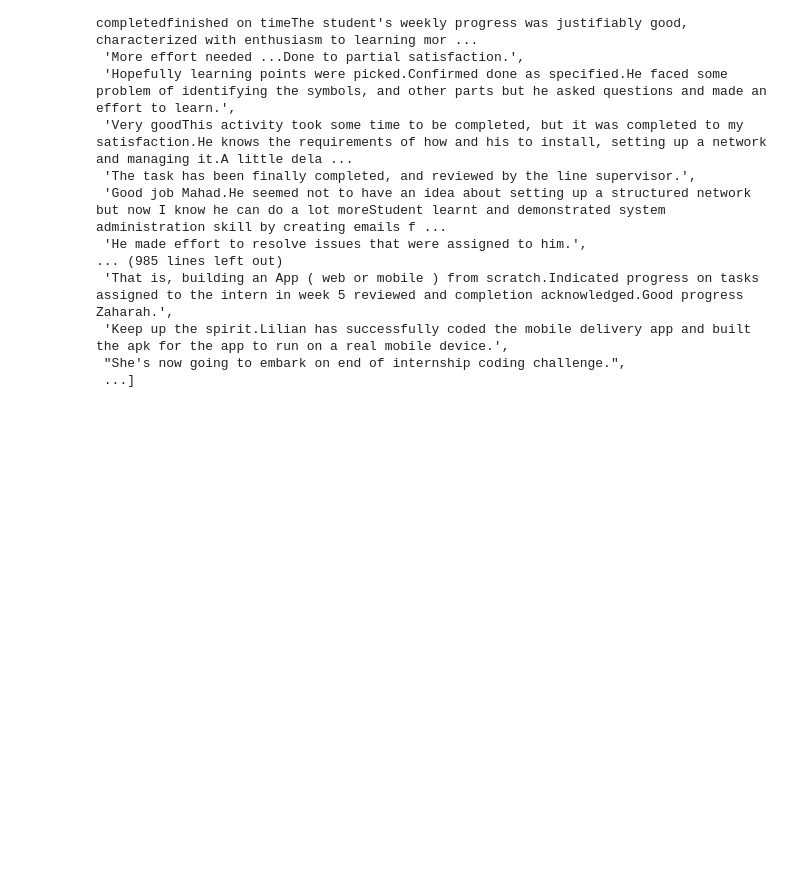
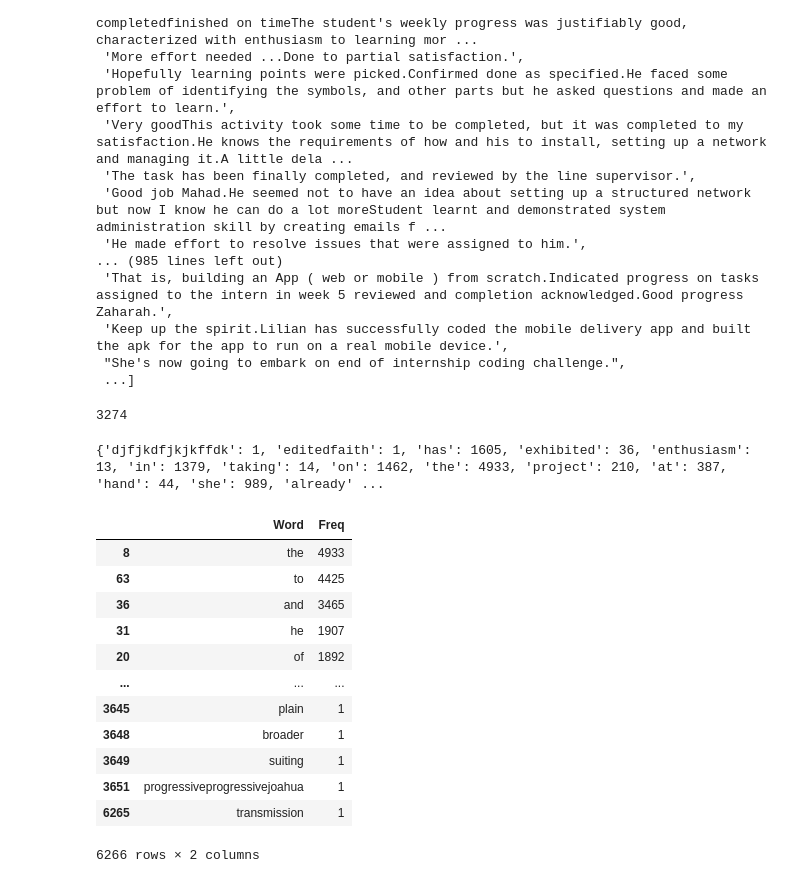
Before and after one commit to Kwagalakwe-Grace/Test_Analysis, a Jupyter notebook: Corpus.ipynb, the cells around one changed output. Saved outputs shown, nothing was run; the diff lists cells and outputs as text; code cells hidden in the pictures; blank space fills up the shorter version.

```diff
--- a/Corpus.ipynb
+++ b/Corpus.ipynb
@@ -14,7 +17,7 @@ drive.mount('/content/drive')
 # %% [output]
 Mounted at /content/drive
 # %%
-df = pd.read_excel('/content/drive/MyDrive/Comments.xlsx')
+df = pd.read_excel('/content/drive/MyDrive/course_work/Comments.xlsx')
 
 article_text = ''
 
@@ -41,3 +44,42 @@ corpus
  'Keep up the spirit.Lilian has successfully coded the mobile delivery app and built the apk for the app to run on a real mobile device.',
  "She's now going to embark on end of internship coding challenge.",
  ...]
+# %%
+for i in range(len(corpus)):
+    corpus [i] = corpus [i].lower()
+    corpus [i] = re.sub(r'\W',' ',corpus [i])
+    corpus [i] = re.sub(r'\s+',' ',corpus [i])
+print(len(corpus))
+# %% [output]
+3274
+# %%
+wordfreq = {}
+for sentence in corpus:
+    tokens = nltk.word_tokenize(sentence)
+    for token in tokens:
+        if token not in wordfreq.keys():
+            wordfreq[token] = 1
+        else:
+            wordfreq[token] += 1
+print(wordfreq)
+# %% [output]
+{'djfjkdfjkjkffdk': 1, 'editedfaith': 1, 'has': 1605, 'exhibited': 36, 'enthusiasm': 13, 'in': 1379, 'taking': 14, 'on': 1462, 'the': 4933, 'project': 210, 'at': 387, 'hand': 44, 'she': 989, 'already' ...
+# %%
+df_wordfreq = pd.DataFrame(wordfreq.items(), columns=['Word', 'Freq'])
+df_wordfreq = df_wordfreq.sort_values('Freq', ascending=False)
+
+df_wordfreq
+# %% [output]
+|  | Word | Freq |
+| 8 | the | 4933 |
+| 63 | to | 4425 |
+| 36 | and | 3465 |
+| 31 | he | 1907 |
+| 20 | of | 1892 |
+| ... | ... | ... |
+| 3645 | plain | 1 |
+| 3648 | broader | 1 |
+| 3649 | suiting | 1 |
+| 3651 | progressiveprogressivejoahua | 1 |
+| 6265 | transmission | 1 |
+6266 rows × 2 columns
```
Also changed, not shown: parts of 2 cells of this notebook.
